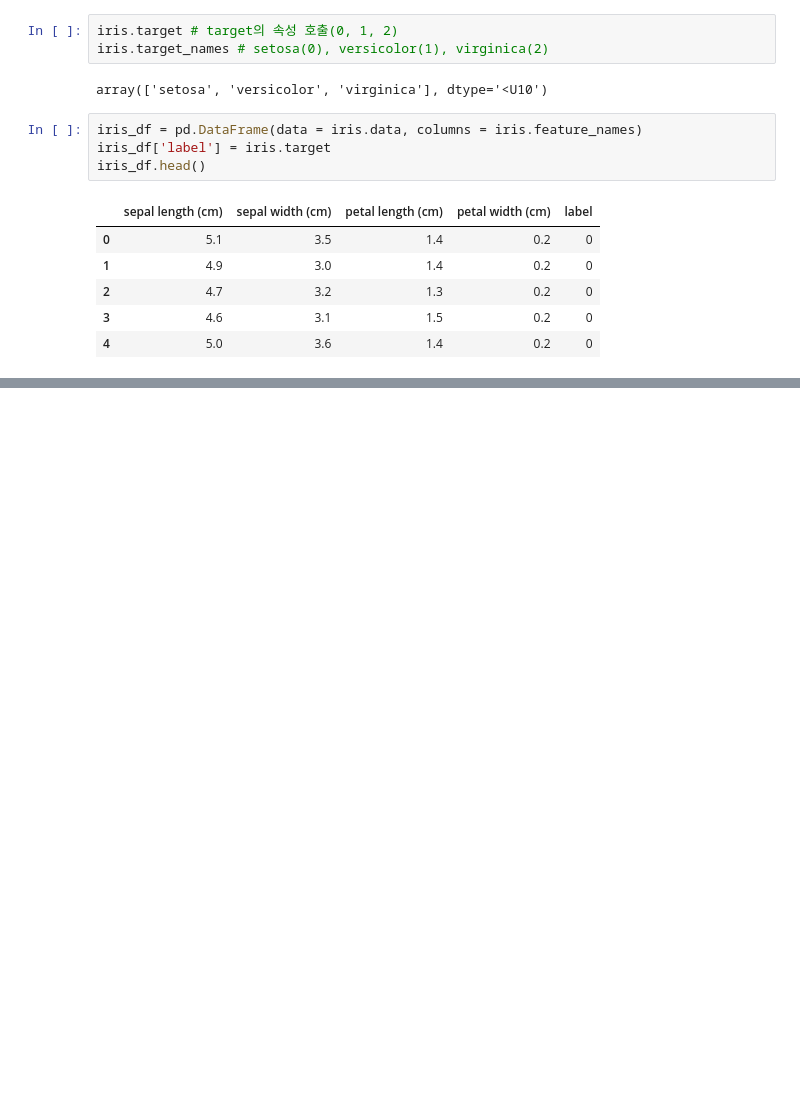
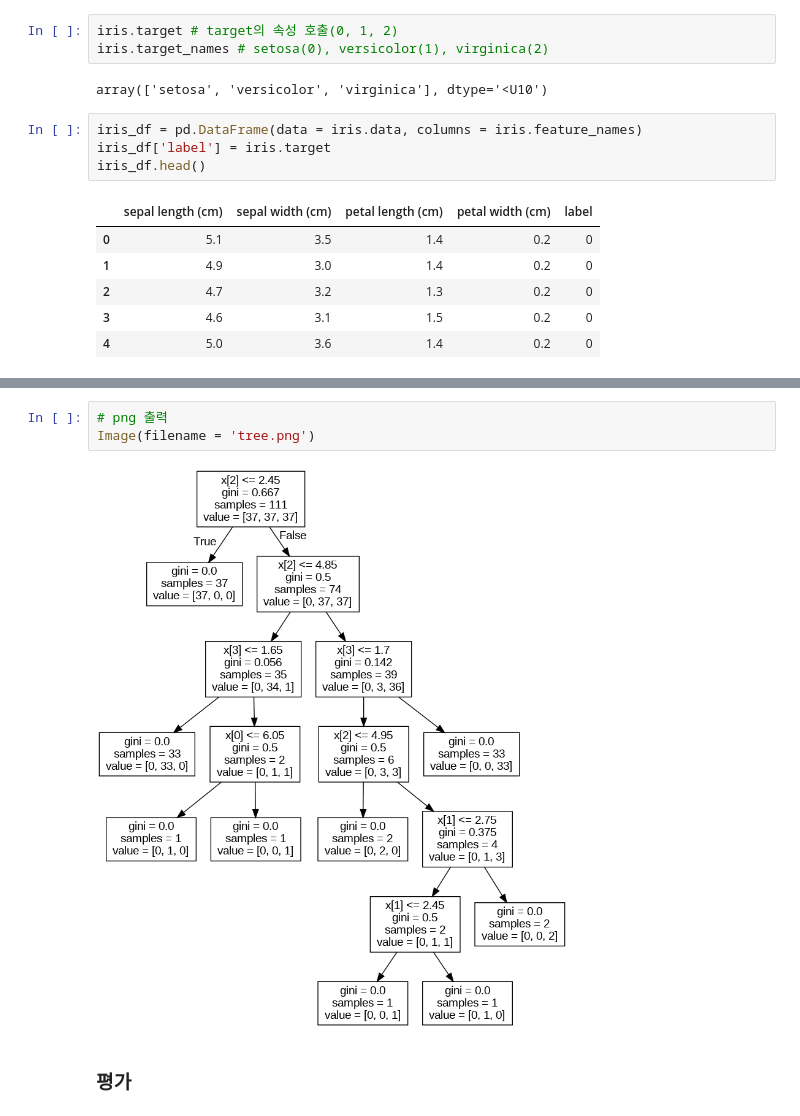
Before and after one commit to DAEHO0/python, a Jupyter notebook: iris_ML.ipynb, the cells around one changed output, grey strips where cells are left out. Cells and saved outputs as stored; diff of their text form; blank space fills up the shorter version.

```diff
--- a/iris_ML.ipynb
+++ b/iris_ML.ipynb
@@ -38,0 +200,7 @@ sns.pairplot(iris_df, hue = 'label')
+# %%
+# png 출력
+Image(filename = 'tree.png')
+# %% [output]
+[figure, added]
+# %% [markdown]
+### 평가
```
Also changed, not shown: parts of 19 cells of this notebook.
